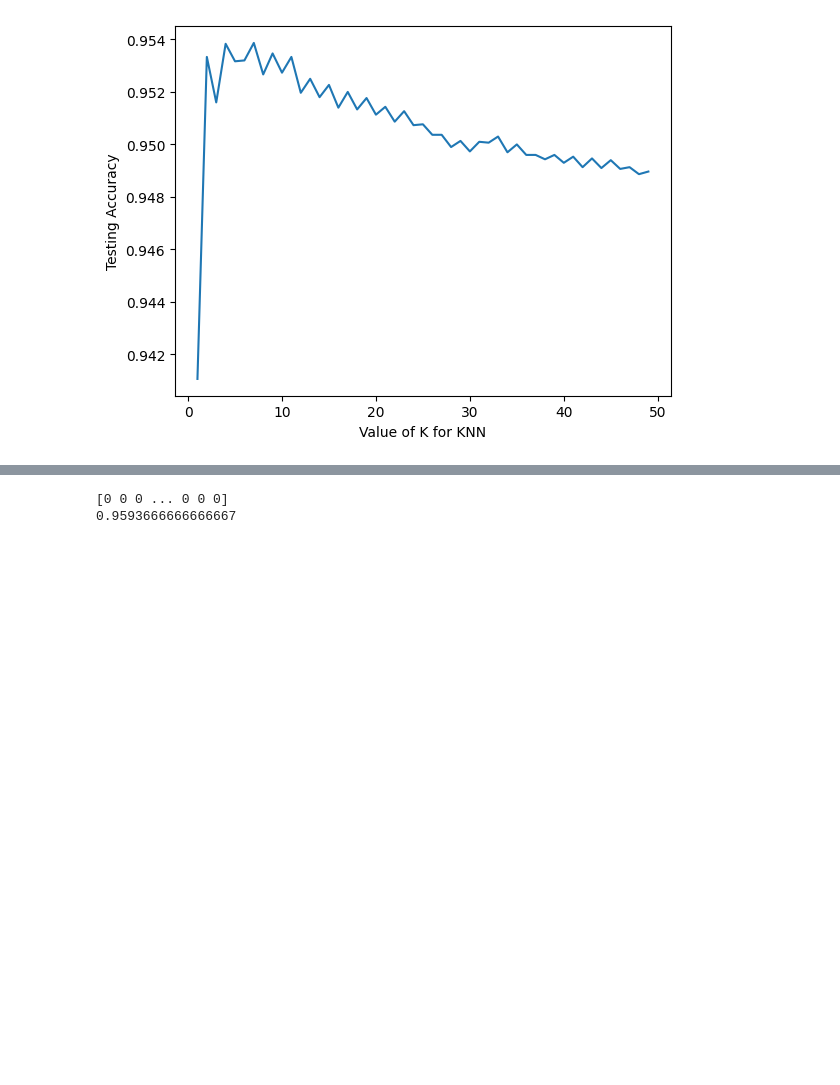
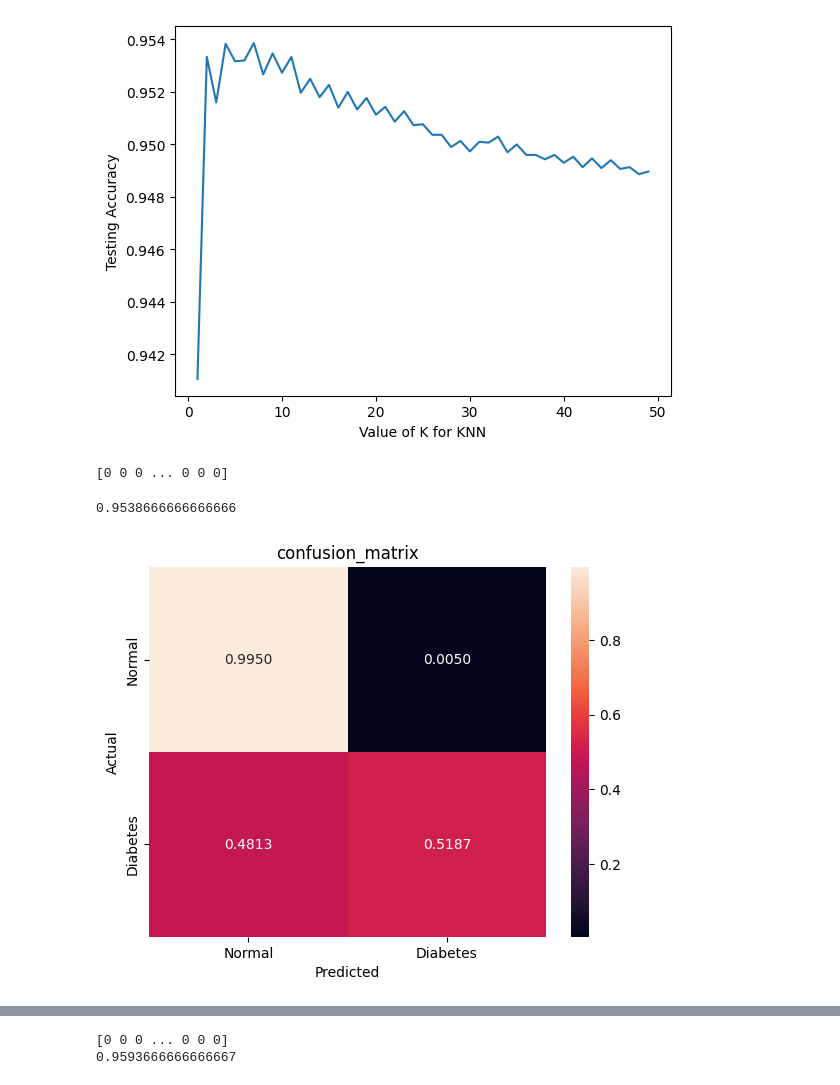
Before and after one commit to Park-HY-00/BAV, a Jupyter notebook: week10-hw.ipynb, the cells around one changed output, grey strips where cells are left out. Saved outputs shown, nothing was run; the diff lists cells and outputs as text; code cells hidden in the pictures; blank space fills up the shorter version.

```diff
--- a/week10-hw.ipynb
+++ b/week10-hw.ipynb
@@ -180,6 +179,28 @@ plt.show()
 # %% [output]
 [0.9410666666666667, 0.9533333333333334, 0.9516, 0.9538333333333333, 0.9531666666666667, 0.9532, 0.9538666666666666, 0.9526666666666667, 0.9534666666666667, 0.9527333333333333, 0.9533333333333334, 0.9 ...
 [figure]
+# %%
+classifier = KNeighborsClassifier(n_neighbors = 7)
+classifier.fit(X_train, y_train)
+guesses = classifier.predict(X_test)
+print(guesses)
+# %% [output]
+[0 0 0 ... 0 0 0]
+# %%
+print(metrics.accuracy_score(y_test, guesses))
+
+cm = confusion_matrix(y_test, guesses)
+
+cm_normalized = cm.astype('float') / cm.sum(axis=1)[:, np.newaxis]
+
+sns.heatmap(cm_normalized, annot=True, fmt=".4f", xticklabels=['Normal', 'Diabetes'], yticklabels=['Normal', 'Diabetes'])
+plt.xlabel('Predicted')
+plt.ylabel('Actual')
+plt.title('confusion_matrix')
+plt.show()
+# %% [output]
+0.9538666666666666
+[figure, added]
 # %%
 from sklearn.naive_bayes import GaussianNB
 
```
Also changed, not shown: parts of 4 cells of this notebook.
